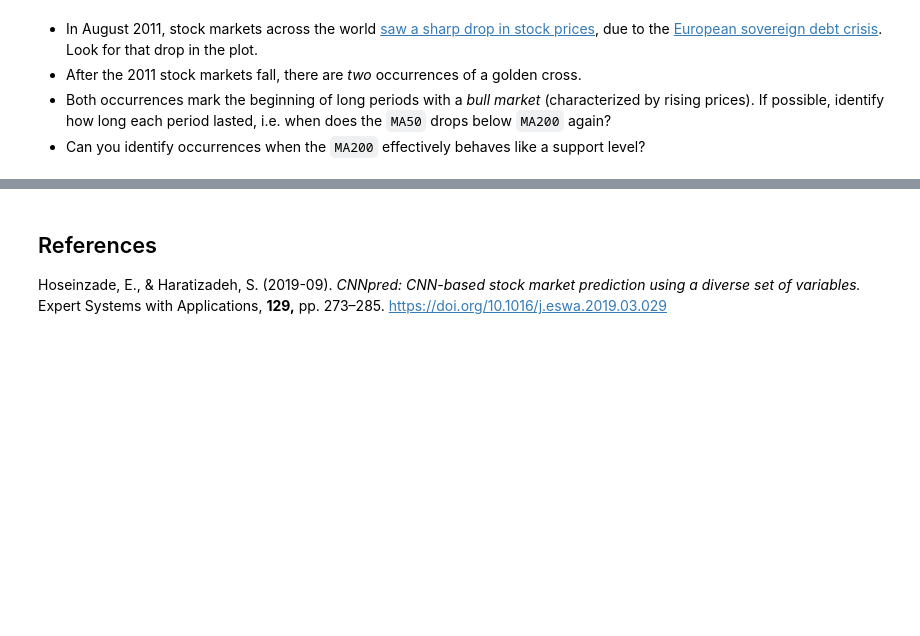
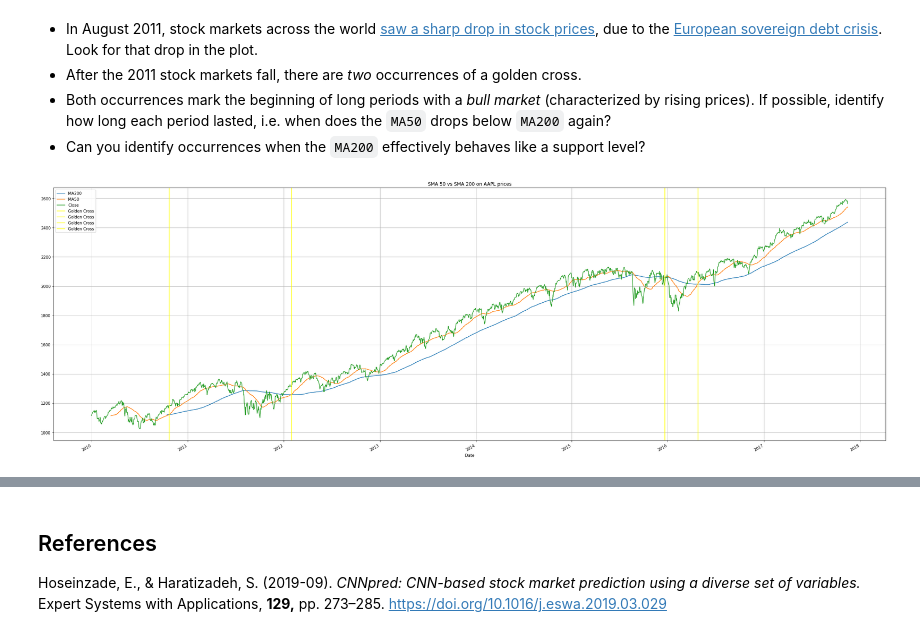
Before and after one commit to szymonvertenten/data-eng, a Jupyter notebook: dsai-en-labs-main/7-time-series/lab_golden_cross.ipynb, the cells around one changed output, grey strips where cells are left out. Saved outputs shown, nothing was run; the diff lists cells and outputs as text; code cells hidden in the pictures; blank space fills up the shorter version.

```diff
--- a/dsai-en-labs-main/7-time-series/lab_golden_cross.ipynb
+++ b/dsai-en-labs-main/7-time-series/lab_golden_cross.ipynb
@@ -19,3 +50,29 @@ Traders often use moving averages when analysing the evolution of stock prices.
 - After the 2011 stock markets fall, there are *two* occurrences of a golden cross.
 - Both occurrences mark the beginning of long periods with a *bull market* (characterized by rising prices). If possible, identify how long each period lasted, i.e. when does the `MA50` drops below `MA200` again?
 - Can you identify occurrences when the `MA200` effectively behaves like a support level?
+# %%
+sp["golden_cross_signal"] = sp.apply(lambda row: 1 if row[f"MA50"] > row[f"MA200"]  else 0, axis=1)
+# %%
+list_golden_cross_ts = []
+first_golden_cross = False
+
+for idx, each in sp["golden_cross_signal"].iteritems():
+    if each == 1:
+        # If its the first golden cross we see we add the timestamp
+        if first_golden_cross:
+            list_golden_cross_ts.append(idx)
+            first_golden_cross = False
+    else:
+        first_golden_cross = True
+# %%
+fig, axes = plt.subplots(1,1, figsize=(30,10))
+sp[["MA200","MA50","Close"]].plot(figsize=(30,10), grid=True, title="SMA 50 vs SMA 200 on AAPL prices", ax=axes)
+
+for each in list_golden_cross_ts:
+    axes.axvline(x=each, label="Golden Cross", c="yellow")
+
+axes.legend()
+fig.tight_layout()
+# plt.savefig("golden_cross_python.png")
+# %% [output]
+[figure, added]
```
Also changed, not shown: parts of 8 cells of this notebook, 1 other file.
